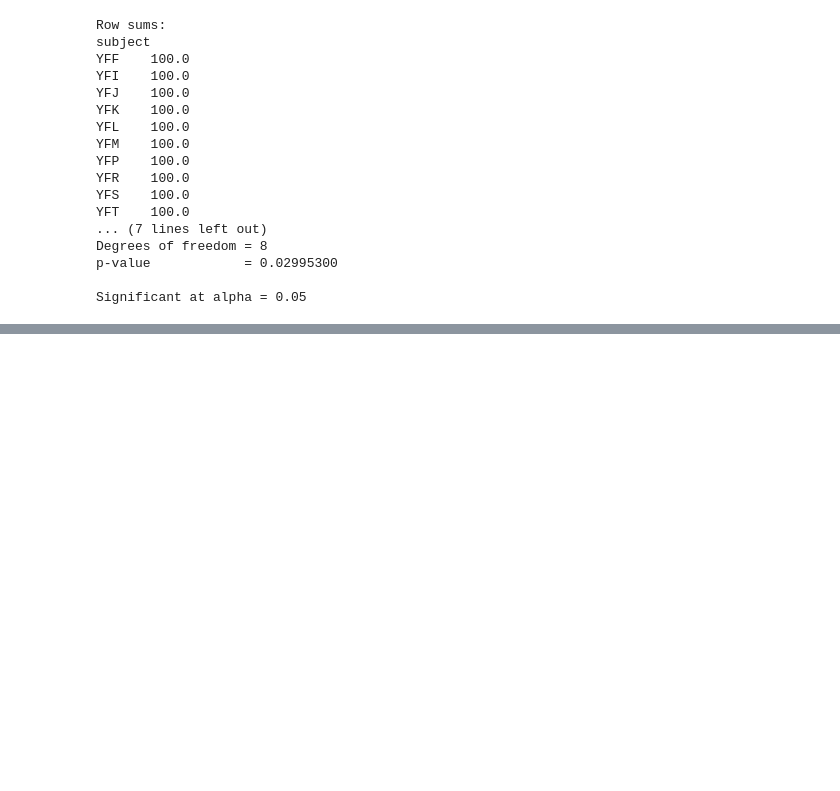
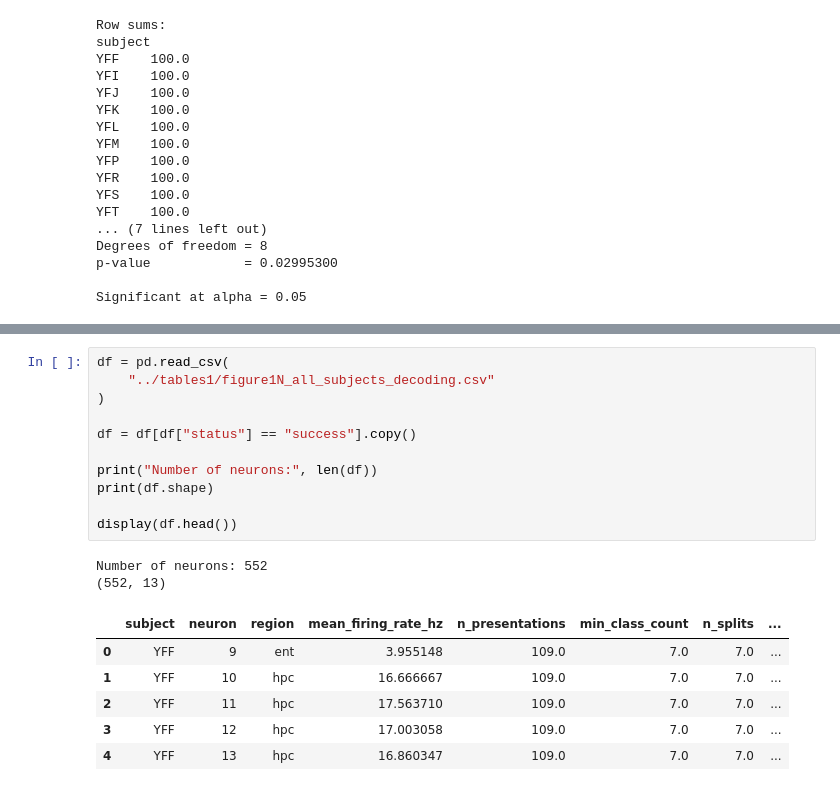
Before and after one commit to Shafiq-Abdu/number-simplex-reproduction, a Jupyter notebook: notebooks1/fig1S.ipynb, the cells around one changed output, grey strips where cells are left out. Saved outputs shown, nothing was run; the diff lists cells and outputs as text; blank space fills up the shorter version.

```diff
--- a/notebooks1/fig1S.ipynb
+++ b/notebooks1/fig1S.ipynb
@@ -1032,0 +1166,20 @@ Significant at alpha = 0.05
+# %%
+df = pd.read_csv(
+    "../tables1/figure1N_all_subjects_decoding.csv"
+)
+
+df = df[df["status"] == "success"].copy()
+
+print("Number of neurons:", len(df))
+print(df.shape)
+
+display(df.head())
+# %% [output]
+Number of neurons: 552
+(552, 13)
+|  | subject | neuron | region | mean_firing_rate_hz | n_presentations | min_class_count | n_splits | ... |
+| 0 | YFF | 9 | ent | 3.955148 | 109.0 | 7.0 | 7.0 | ... |
+| 1 | YFF | 10 | hpc | 16.666667 | 109.0 | 7.0 | 7.0 | ... |
+| 2 | YFF | 11 | hpc | 17.563710 | 109.0 | 7.0 | 7.0 | ... |
+| 3 | YFF | 12 | hpc | 17.003058 | 109.0 | 7.0 | 7.0 | ... |
+| 4 | YFF | 13 | hpc | 16.860347 | 109.0 | 7.0 | 7.0 | ... |
```
Also changed, not shown: parts of 4 cells of this notebook, 5 other files.
